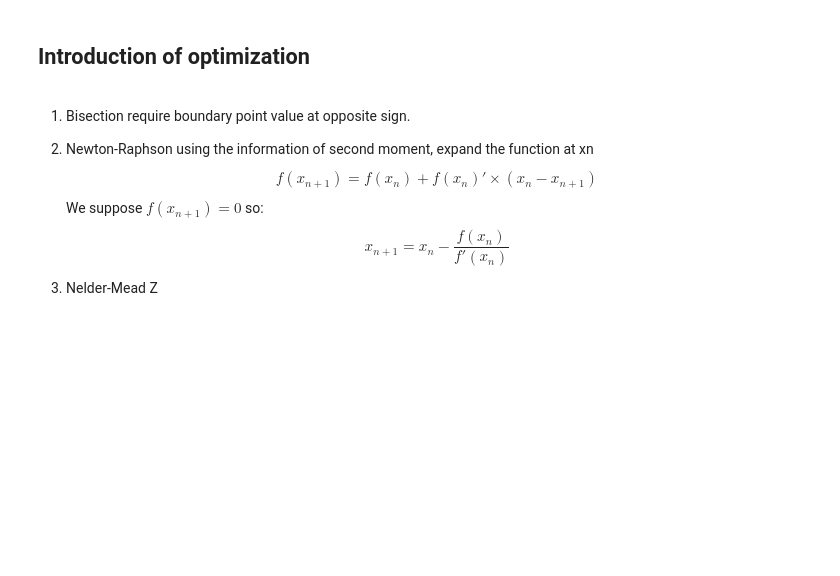
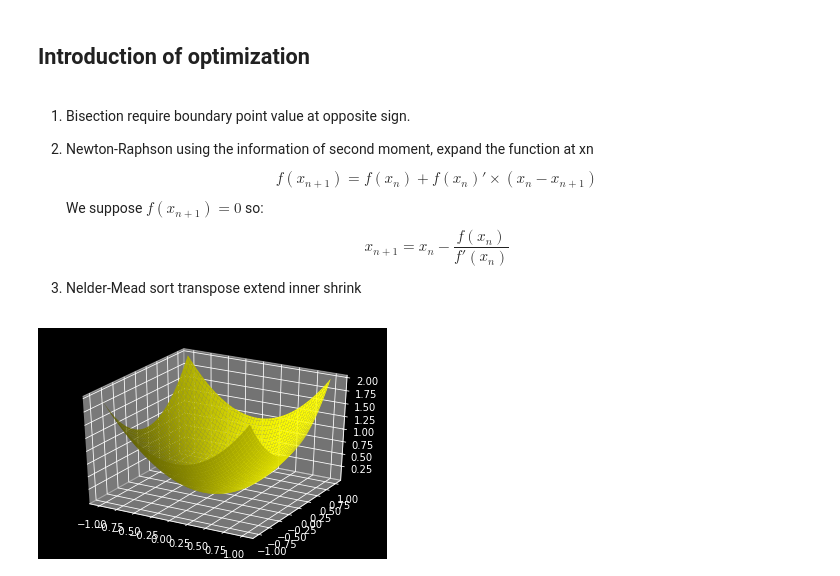
Before and after one commit to silenceon/FML_lesson, a Jupyter notebook: Lesson_6.ipynb, the cells around one changed output. Saved outputs shown, nothing was run; the diff lists cells and outputs as text; code cells hidden in the pictures; blank space fills up the shorter version.

```diff
--- a/Lesson_6.ipynb
+++ b/Lesson_6.ipynb
@@ -58,4 +98,4 @@ We suppose $f(x_{n+1}) = 0$ so:
 $$x_{n+1} = x_n -\frac{f(x_n)}{f'(x_n)} $$
 
 3. Nelder-Mead
-Z
+sort transpose extend inner shrink
@@ -61,0 +105,12 @@ Z
+# %%
+from mpl_toolkits.mplot3d.axes3d import Axes3D
+f = lambda x, y: x**2 + y**2
+x,y = np.linspace(-1,1,100), np.linspace(-1,1,100)
+x,y = np.meshgrid(x,y)
+
+fig = plt.figure()
+ax = fig.gca( projection='3d')
+ax.plot_surface(x,y,f(x,y), color = "yellow")
+plt.show()
+# %% [output]
+[figure, added]
```
Also changed, not shown: parts of 3 cells of this notebook.
